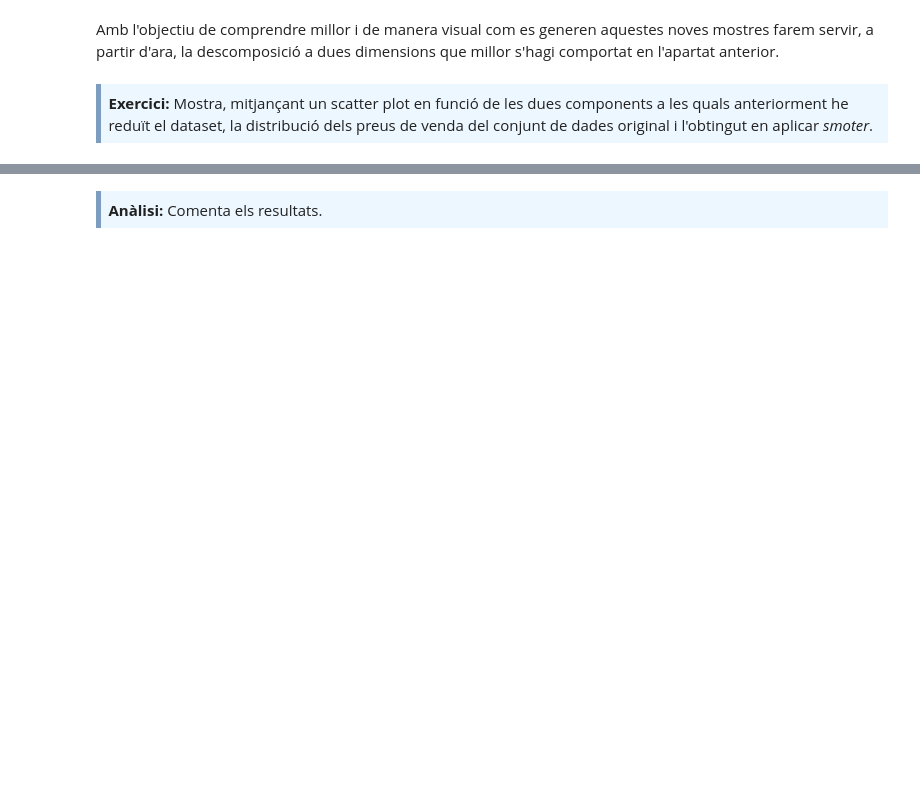
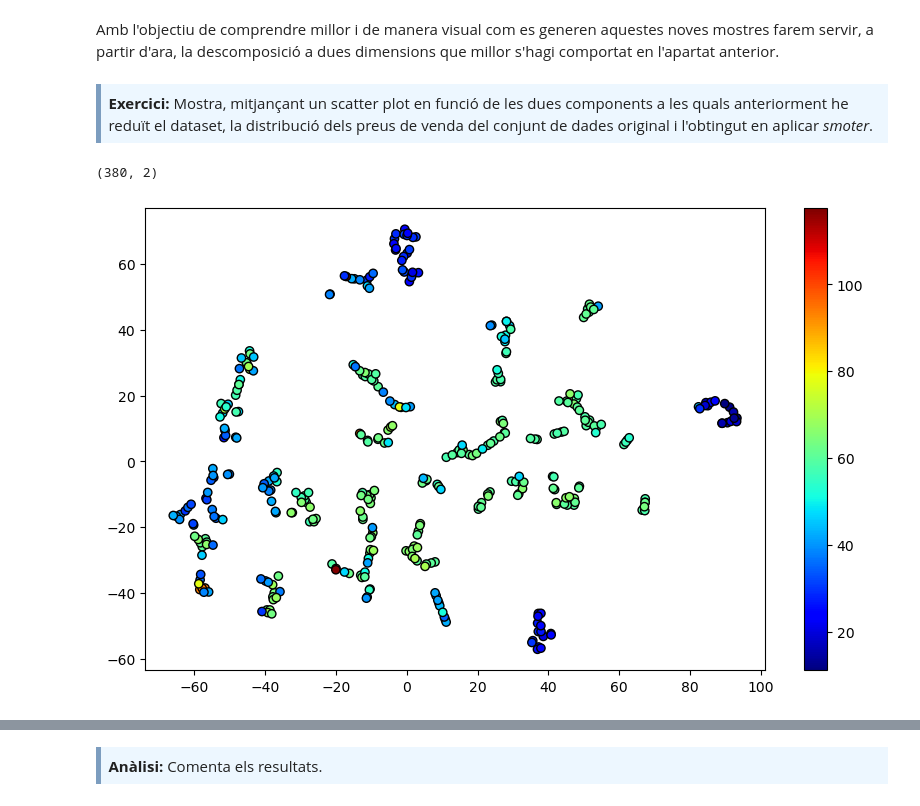
Before and after one commit to marc7666/PAC1-Aprenentatge-automatic, a Jupyter notebook: M2.991_20242_PAC1-Enunciat.ipynb, the cells around one changed output, grey strips where cells are left out. Drawn from its saved outputs; the diff is of its cells as text; code cells hidden in the pictures; blank space fills up the shorter version.

```diff
--- a/M2.991_20242_PAC1-Enunciat.ipynb
+++ b/M2.991_20242_PAC1-Enunciat.ipynb
@@ -1021,3 +1044,21 @@ Amb l'objectiu de comprendre millor i de manera visual com es generen aquestes n
 <div style="background-color: #EDF7FF; border-color: #7C9DBF; border-left: 5px solid #7C9DBF; padding: 0.5em;">
 <strong>Exercici:</strong> Mostra, mitjançant un scatter plot en funció de les dues components a les quals anteriorment he reduït el dataset, la distribució dels preus de venda del conjunt de dades original i l'obtingut en aplicar <i>smoter</i>.
 </div>
+# %%
+from sklearn.manifold import TSNE
+features_balanced = df_balanced[["X1 transaction date", "X2 house age", "X3 distance to the nearest MRT station",
+                         "X4 number of convenience stores", "X5 latitude", "X6 longitude",
+                         "X7 Number of closest points of interest"]] # Selecció de les features o atributs descriptius
+
+tsne2 = TSNE(n_components=2, perplexity=5, learning_rate=150)
+tsne_results2 = tsne2.fit_transform(features_balanced)
+tsne_results2.shape
+# %% [output]
+(380, 2)
+# %%
+plt.figure(figsize=(10, 6))
+plt.scatter(tsne_results2[:, 0], tsne_results2[:, 1], c=df_balanced["Y house price of unit area"], cmap="jet", edgecolor="k")
+plt.colorbar()
+plt.show()
+# %% [output]
+[figure, added]
```
Also changed, not shown: parts of 8 cells of this notebook.
